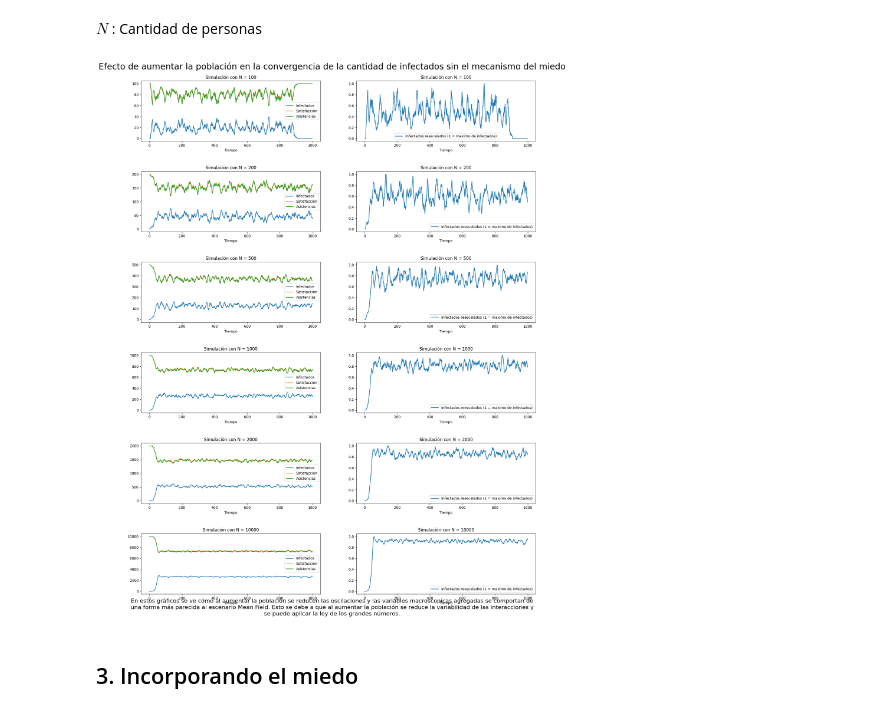
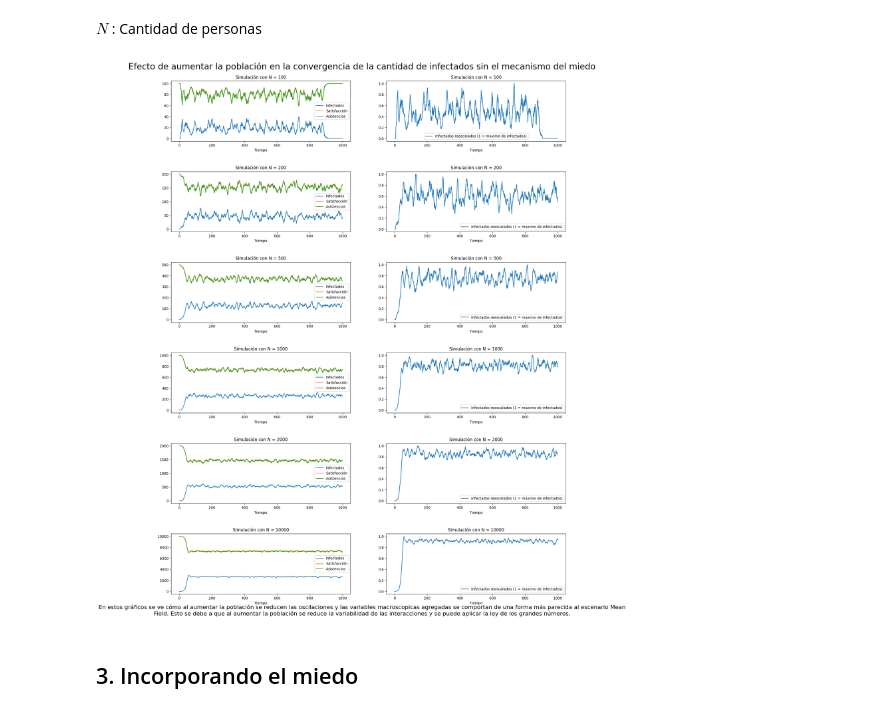
Before and after one commit to LautaroLasorsa/TP-Simulaci-n, a Jupyter notebook: Informe.ipynb, the cells around one changed output. Saved outputs shown, nothing was run; the diff lists cells and outputs as text; code cells hidden in the pictures.

```diff
--- a/Informe.ipynb
+++ b/Informe.ipynb
@@ -161,15 +161,15 @@ resultados = [Generar_Escenario_N(N) for N in Ns]
 # %%
 fig, ax = plt.subplots(nrows=len(Ns), ncols=2, figsize=(20, 4 * len(Ns)), gridspec_kw={'hspace': 0.5})
 descripcion = 'En estos gráficos se ve cómo al aumentar la población se reducen las oscilaciones y las variables macroscopicas agregadas se comportan de una forma más parecida al escenario Mean Field. Esto se debe a que al aumentar la población se reduce la variabilidad de las interacciones y se puede aplicar la ley de los grandes números.'
-descripcion = textwrap.fill(descripcion, width=140)
+descripcion = textwrap.fill(descripcion, width=180)
 fig.text(0.5, 0.075,descripcion , ha='center', fontsize=16,)
 fig.suptitle('Efecto de aumentar la población en la convergencia de la cantidad de infectados sin el mecanismo del miedo', fontsize=24)
 fig.subplots_adjust(top=0.95)  # Adjust the top spacing
 for i, resultado in enumerate(resultados):
     PlotSimulacion(ax[i, 0], ax[i, 1], *resultado)
 plt.show()
 # %% [output]
-[figure, old version]
+[figure, new version]
 # %% [markdown]
 ## 3. Incorporando el miedo
 # %% [markdown]
```
